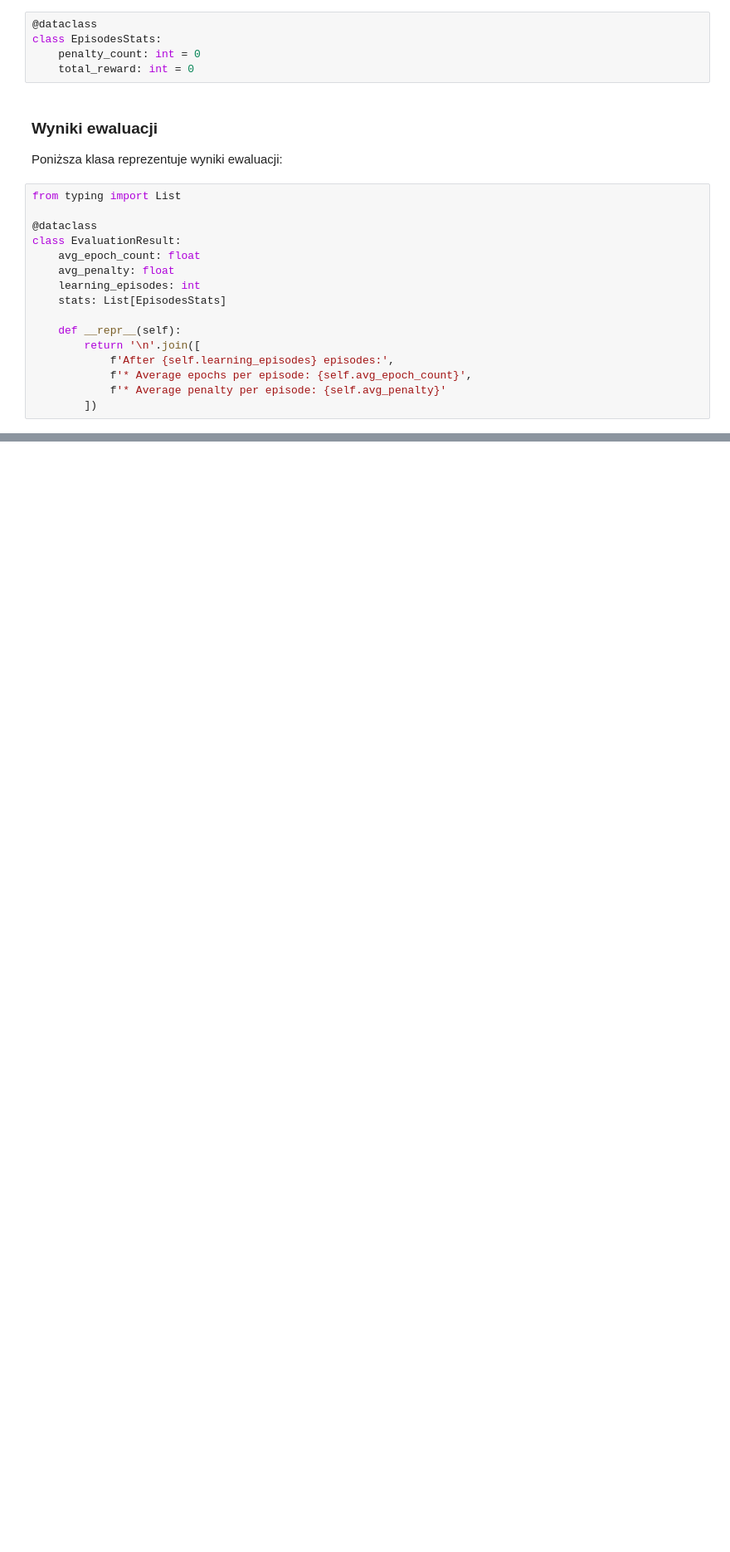
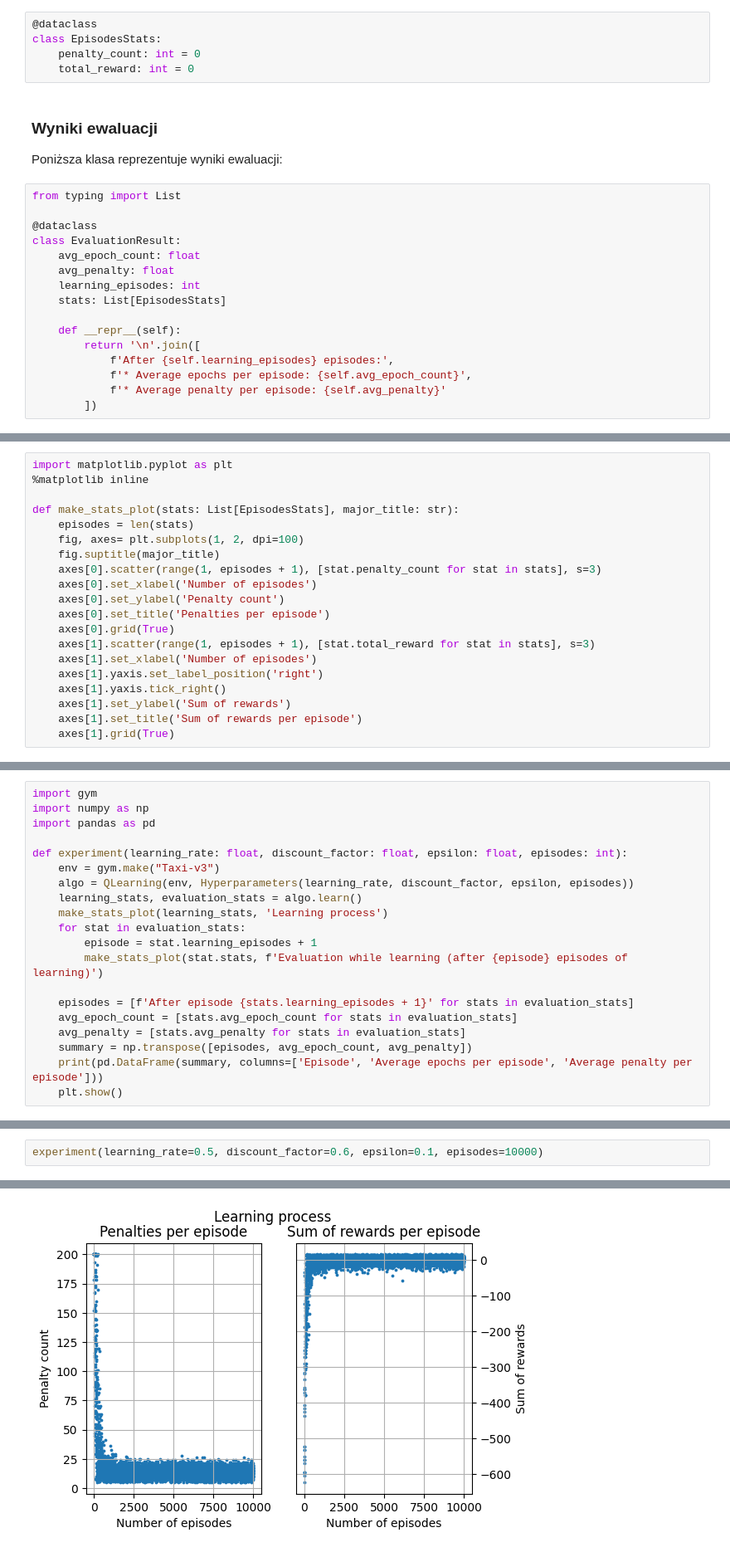
Before and after one commit to JMazurkiewicz/WSI-assignments, a Jupyter notebook: lab-6/documentation.ipynb, the cells around one changed output, grey strips where cells are left out. Shown at 83% size. Drawn from its saved outputs; the diff is of its cells as text; blank space fills up the shorter version.

```diff
--- a/lab-6/documentation.ipynb
+++ b/lab-6/documentation.ipynb
@@ -77,0 +159,20 @@ from gym import Env
+# %%
+import matplotlib.pyplot as plt
+%matplotlib inline
+
+def make_stats_plot(stats: List[EpisodesStats], major_title: str):
+    episodes = len(stats)
+    fig, axes= plt.subplots(1, 2, dpi=100)
+    fig.suptitle(major_title)
+    axes[0].scatter(range(1, episodes + 1), [stat.penalty_count for stat in stats], s=3)
+    axes[0].set_xlabel('Number of episodes')
+    axes[0].set_ylabel('Penalty count')
+    axes[0].set_title('Penalties per episode')
+    axes[0].grid(True)
+    axes[1].scatter(range(1, episodes + 1), [stat.total_reward for stat in stats], s=3)
+    axes[1].set_xlabel('Number of episodes')
+    axes[1].yaxis.set_label_position('right')
+    axes[1].yaxis.tick_right()
+    axes[1].set_ylabel('Sum of rewards')
+    axes[1].set_title('Sum of rewards per episode')
+    axes[1].grid(True)
@@ -77,0 +181,20 @@ from gym import Env
+# %%
+import gym
+import numpy as np
+import pandas as pd
+
+def experiment(learning_rate: float, discount_factor: float, epsilon: float, episodes: int):
+    env = gym.make("Taxi-v3")
+    algo = QLearning(env, Hyperparameters(learning_rate, discount_factor, epsilon, episodes))
+    learning_stats, evaluation_stats = algo.learn()
+    make_stats_plot(learning_stats, 'Learning process')
+    for stat in evaluation_stats:
+        episode = stat.learning_episodes + 1
+        make_stats_plot(stat.stats, f'Evaluation while learning (after {episode} episodes of learning)')
+
+    episodes = [f'After episode {stats.learning_episodes + 1}' for stats in evaluation_stats]
+    avg_epoch_count = [stats.avg_epoch_count for stats in evaluation_stats]
+    avg_penalty = [stats.avg_penalty for stats in evaluation_stats]
+    summary = np.transpose([episodes, avg_epoch_count, avg_penalty])
+    print(pd.DataFrame(summary, columns=['Episode', 'Average epochs per episode', 'Average penalty per episode']))
+    plt.show()
@@ -77,0 +220,3 @@ from gym import Env
+# %%
+experiment(learning_rate=0.5, discount_factor=0.6, epsilon=0.1, episodes=10000)
+# %% [output]
@@ -77,0 +228 @@ from gym import Env
+[figure, added]
```
Also changed, not shown: parts of 20 cells of this notebook, 4 other files.
